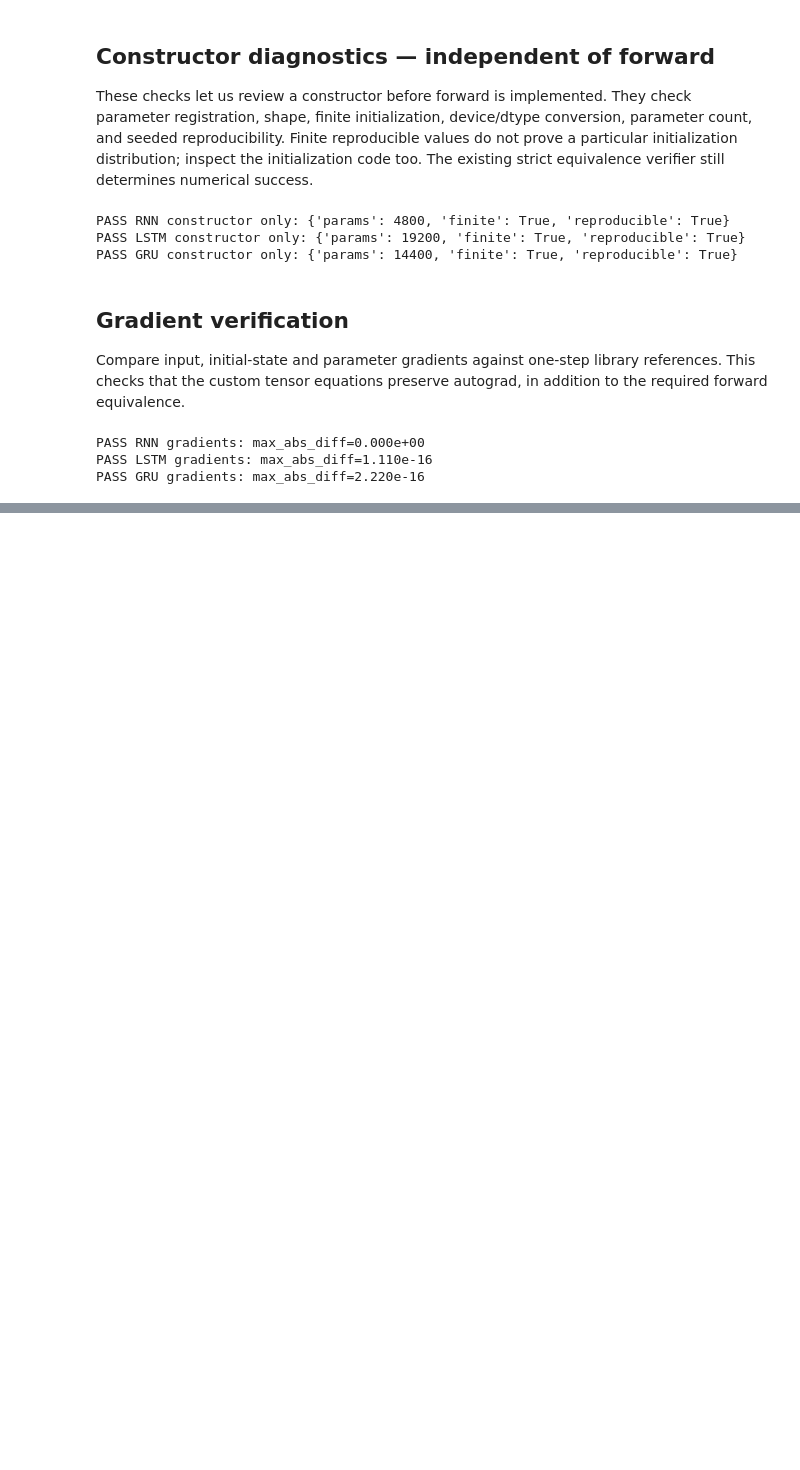
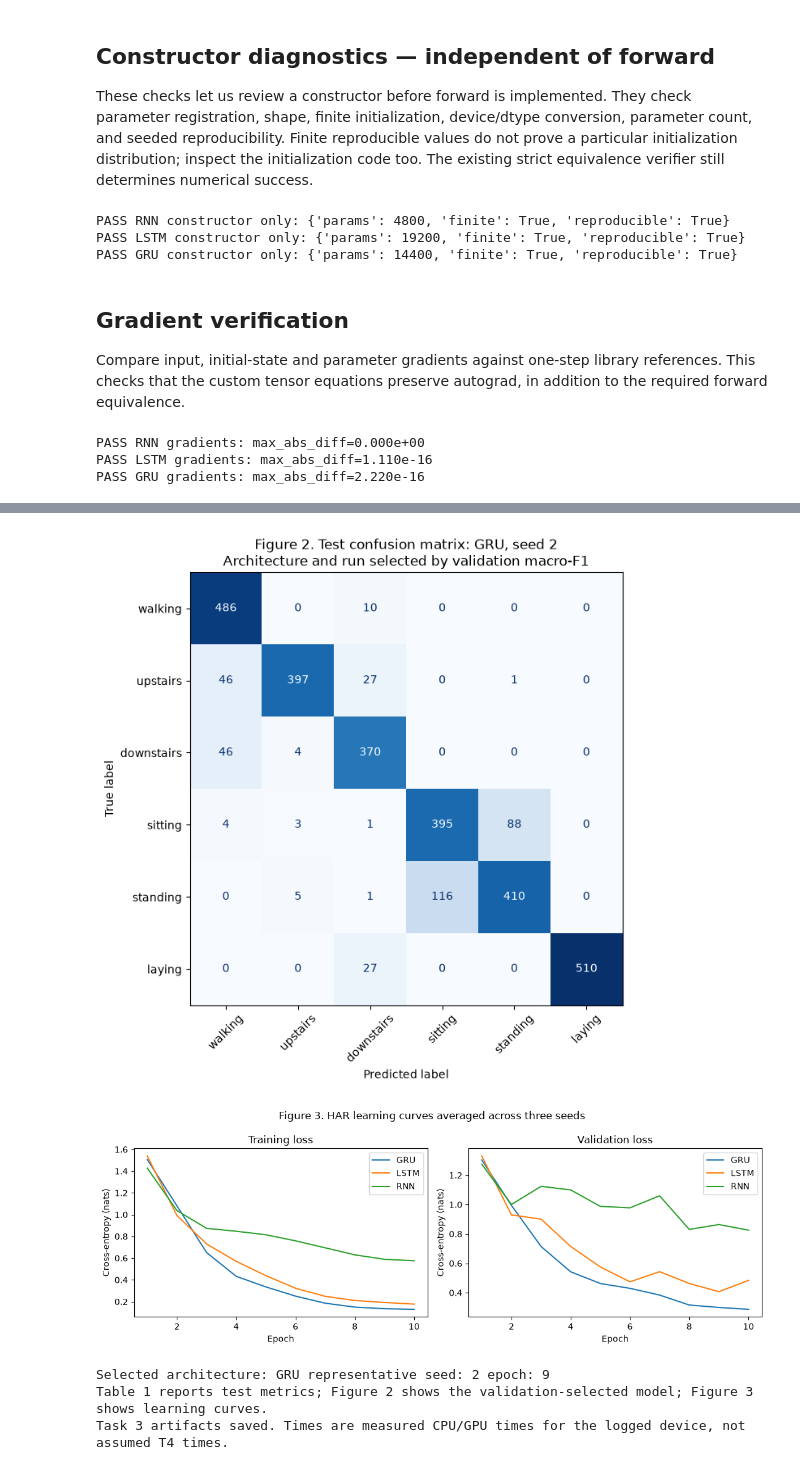
Before and after one commit to tusharviradiya/aiml-dnn-assignment-2, a Jupyter notebook: problem1/problem1.ipynb, the cells around one changed output, grey strips where cells are left out. Saved outputs shown, nothing was run; the diff lists cells and outputs as text; code cells hidden in the pictures; blank space fills up the shorter version.

Commit message:
feat(problem1): complete HAR recurrent model comparison

```diff
--- a/problem1/problem1.ipynb
+++ b/problem1/problem1.ipynb
@@ -598,0 +819,2 @@ PASS GRU gradients: max_abs_diff=2.220e-16
+# %%
+har_runs.append(run_har('LSTM', 2))
@@ -598,0 +823,2 @@ PASS GRU gradients: max_abs_diff=2.220e-16
+# %%
+har_runs.append(run_har('GRU', 0))
@@ -598,0 +827,2 @@ PASS GRU gradients: max_abs_diff=2.220e-16
+# %%
+har_runs.append(run_har('GRU', 1))
@@ -598,0 +831,2 @@ PASS GRU gradients: max_abs_diff=2.220e-16
+# %%
+har_runs.append(run_har('GRU', 2))
@@ -598,0 +868,34 @@ PASS GRU gradients: max_abs_diff=2.220e-16
+# %%
+# Select architecture and representative run exclusively using validation F1.
+best_kind = summary.validation_f1_mean.idxmax()
+best_run = sorted([r for r in har_runs if r['model']==best_kind], key=lambda r: (-r['best_val_f1'], r['seed']))[0]
+cm = confusion_matrix(y_test, best_run['predictions'], labels=list(range(6)))
+assert cm.shape == (6,6) and cm.sum() == len(y_test)
+assert abs(np.trace(cm)/cm.sum() - best_run['row']['test_acc']) < 1e-12
+fig, ax = plt.subplots(figsize=(8,7))
+ConfusionMatrixDisplay(cm, display_labels=ACTIVITIES).plot(ax=ax, xticks_rotation=45, colorbar=False, cmap='Blues')
+ax.set_title(f'Figure 2. Test confusion matrix: {best_kind}, seed {best_run["seed"]}\nArchitecture and run selected by validation macro-F1')
+fig.tight_layout()
+fig.savefig(FIGURES / 'har_confusion_matrix.png', dpi=150, bbox_inches='tight')
+plt.show()
+fig, axes = plt.subplots(1,2,figsize=(11,4))
+for kind, group in history_table.groupby('model'):
+    means = group.groupby('epoch')[['train_loss','val_loss']].mean()
+    axes[0].plot(means.index, means.train_loss, label=kind)
+    axes[1].plot(means.index, means.val_loss, label=kind)
+for ax, title in zip(axes, ('Training loss', 'Validation loss')):
+    ax.set(xlabel='Epoch', ylabel='Cross-entropy (nats)', title=title)
+    ax.legend()
+fig.suptitle('Figure 3. HAR learning curves averaged across three seeds')
+fig.tight_layout()
+fig.savefig(FIGURES / 'har_learning_curves.png', dpi=150, bbox_inches='tight')
+plt.show()
+print('Selected architecture:', best_kind, 'representative seed:', best_run['seed'], 'epoch:', best_run['best_epoch'])
+print('Table 1 reports test metrics; Figure 2 shows the validation-selected model; Figure 3 shows learning curves.')
+print('Task 3 artifacts saved. Times are measured CPU/GPU times for the logged device, not assumed T4 times.')
+# %% [output]
+[figure, added]
+[figure, added]
+Selected architecture: GRU representative seed: 2 epoch: 9
+Table 1 reports test metrics; Figure 2 shows the validation-selected model; Figure 3 shows learning curves.
+Task 3 artifacts saved. Times are measured CPU/GPU times for the logged device, not assumed T4 times.
```
Also changed, not shown: parts of 22 cells of this notebook, 16 other files.
